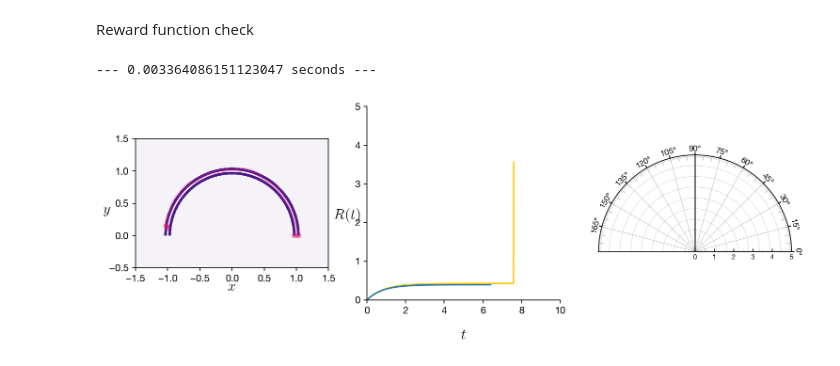
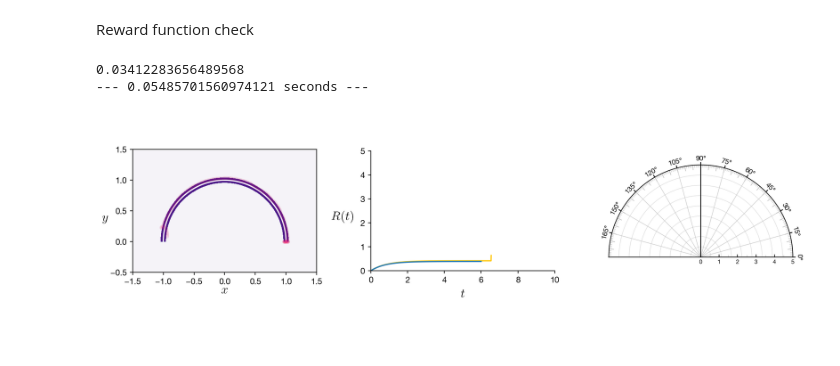
Before and after one commit to sgangaprasath/CollectiveTradeoff, a Jupyter notebook: TDLearning.ipynb, the cells around one changed output. Cells and saved outputs as stored; diff of their text form; code cells hidden in the pictures; blank space fills up the shorter version.

```diff
--- a/TDLearning.ipynb
+++ b/TDLearning.ipynb
@@ -527,7 +428,7 @@ Reward function check
 def intRwd(p):
     s = np.linspace(0, p.nSc*p.l, 100)
     t = s/p.vo
-    fn = p.phiSt*p.a*(1 - np.exp(-s/(p.phiSt*p.a)))
+    fn = p.phiSt*p.a*(1 - np.exp(-t*p.vo/(p.phiSt*p.a)))
     # fn = p.phiSt*p.a*( np.exp(-s/(p.phiSt*p.a)) - np.exp(-p.nSc*p.l/(p.phiSt*p.a)))
     return t, fn
 # %%
@@ -541,34 +442,37 @@ while eInd < 100:
     p = pR.params()
     start_time = time.time()
     rxFull = np.array(p.rInit[0])
     ryFull = np.array(p.rInit[1])
     phxFull = np.array(np.cos(p.thetInit))
     phyFull = np.array(np.sin(p.thetInit))
     rwdFull = np.array(0.0)
-    p.nSc = 0.8*p.nSteps
+    p.nSc = 0.6*p.nSteps
     while ag.sInd <= p.nSteps:
         if ag.sInd < p.nSc:
             ag.intPolicy(p)
         elif ag.sInd == p.nSc:
             tgtOrn = (p.tgt - ag.r)/np.linalg.norm(p.tgt - ag.r) #Orientation of the target from given location
             p.tgtPhi = np.arctan2(tgtOrn[1], tgtOrn[0])
-            p.diff = p.diffCst/(np.pi - np.arctan2(ag.r[1],ag.r[0]))
+            ag.phiSc = np.arctan2(ag.r[1], ag.r[0])
+            p.diff = p.diffCst/(ag.phiSc + 0.01)
+            print(p.diff)
             ag.ouPolicy(p)
         else:
             ag.ouPolicy(p)
         ag.sTrl += p.l
         ag.sInd += 1
         rxFull = np.vstack((rxFull, np.array(ag.r[0])))
         ryFull = np.vstack((ryFull, np.array(ag.r[1])))
         phxFull = np.vstack((phxFull, np.array(np.cos(ag.thet))))
         phyFull = np.vstack((phyFull, np.array(np.sin(ag.thet))))
         rwdFull = np.vstack((rwdFull, np.array(ag.rwd)))
     eInd += 1
     pF.plotDat(fix, ax, p, rxFull, ryFull, phxFull, phyFull, rwdFull, ag.valFn, 10.)
 print("--- %s seconds ---" % (time.time() - start_time))
 s, fn = intRwd(p)
 ax[1].plot(s, fn)
 plt.show()
 # %% [output]
---- 0.003364086151123047 seconds ---
+0.03412283656489568
+--- 0.05485701560974121 seconds ---
-[figure, old version]
+[figure, new version]
```
Also changed, not shown: parts of 16 cells of this notebook, 7 other files.
